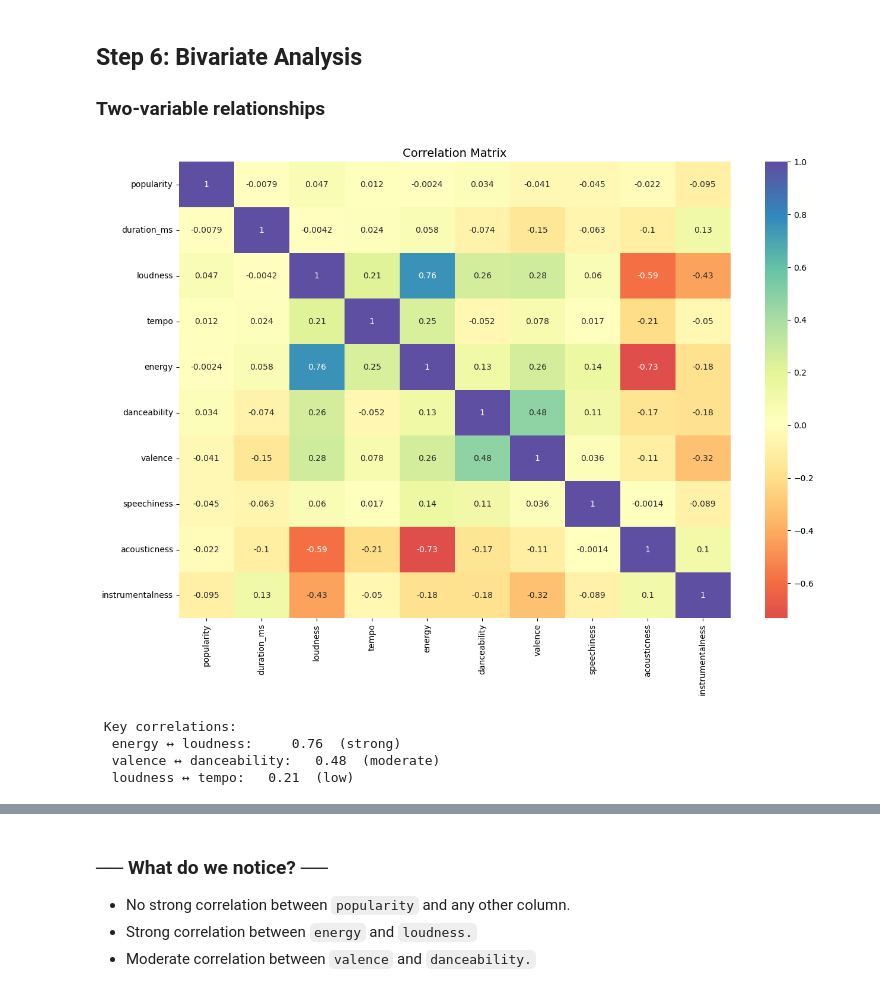
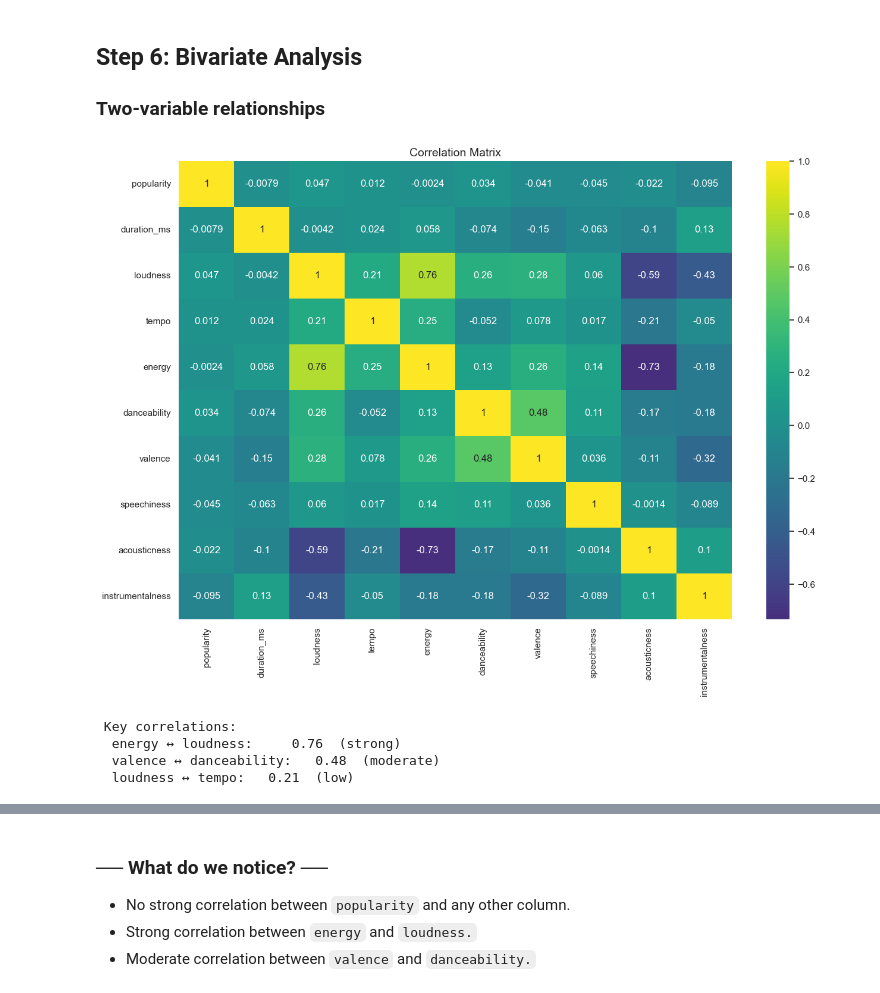
Before and after one commit to vampdevice/spotify-analysis, a Jupyter notebook: spotify_analysis.ipynb, the cells around one changed output, grey strips where cells are left out. Cells and saved outputs as stored; diff of their text form; code cells hidden in the pictures.

Commit message:
Updated Graph Themes

```diff
--- a/spotify_analysis.ipynb
+++ b/spotify_analysis.ipynb
@@ -19,6 +19,9 @@ import seaborn as sns
 
 # ── PCA Analysis and Clustering ──
 import sklearn
+# %%
+# ── Set Cohesive Theme ──
+sns.set_theme(palette='viridis')
 # %% [markdown]
 ## Step 1: Load Dataset
 ### Read data into memory; first look
@@ -529,21 +513,21 @@ Passing `palette` without assigning `hue` is deprecated and will be removed in v
 # %%
 # ── correlation matrix ──
 numeric_cols = ['popularity', 'duration_ms', 'loudness', 'tempo', 'energy', 'danceability', 'valence', 'speechiness', 'acousticness', 'instrumentalness']
 corr = df[numeric_cols].corr()
 
 plt.figure(figsize=(15,10))
 
-sns.heatmap(corr, annot=True, cmap="Spectral", center=0,)
+sns.heatmap(corr, annot=True, cmap="viridis", center=0,)
 
 plt.title("Correlation Matrix", fontsize=14)
 plt.show()
 
 print("\n Key correlations:")
 print(f"  energy ↔ loudness:     {corr.loc['energy','loudness']:.2f}  (strong)")
 print(f"  valence ↔ danceability:   {corr.loc['valence','danceability']:.2f}  (moderate)")
 print(f"  loudness ↔ tempo:   {corr.loc['loudness','tempo']:.2f}  (low)")
 # %% [output]
-[figure, old version]
+[figure, new version]
  Key correlations:
   energy ↔ loudness:     0.76  (strong)
   valence ↔ danceability:   0.48  (moderate)
```
Also changed, not shown: parts of 8 cells of this notebook, 9 other files.
